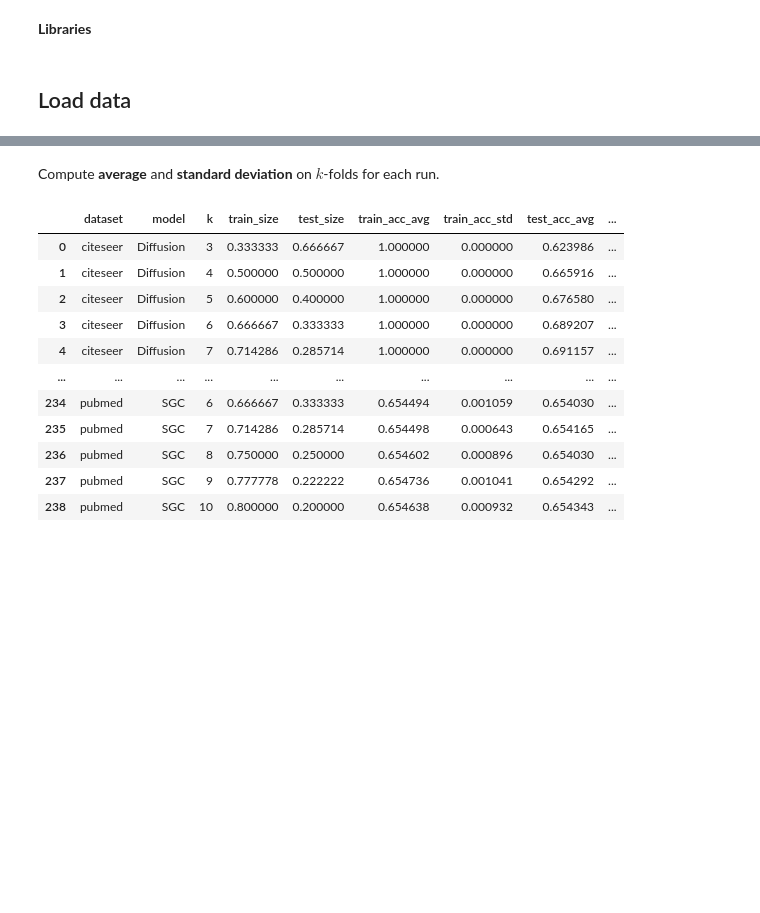
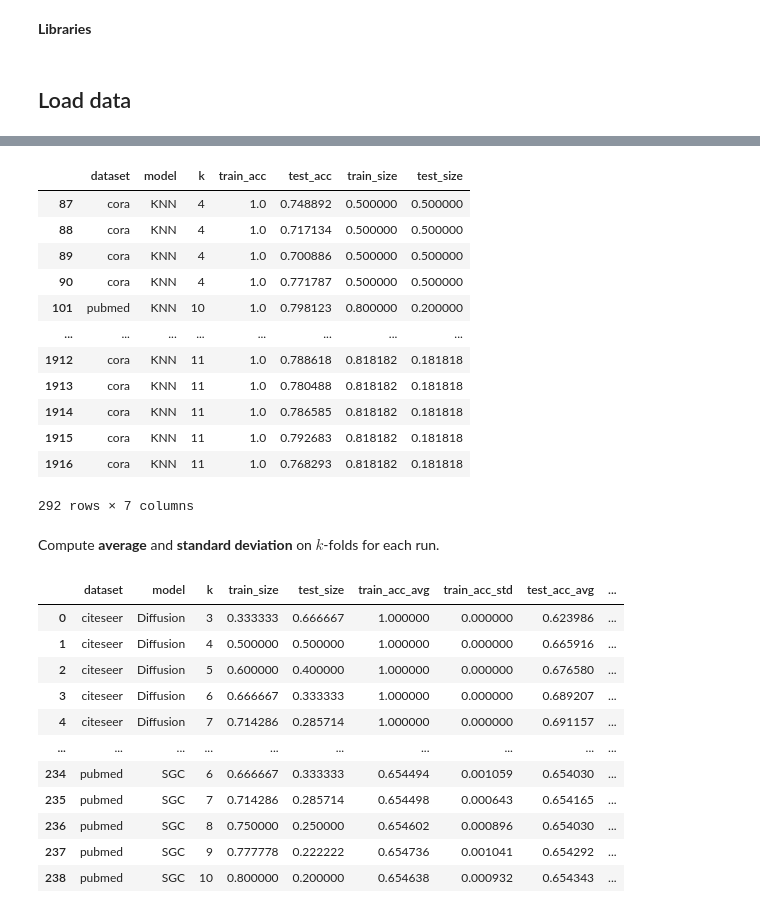
Before and after one commit to simondelarue/GNNsBenchmarkPerformance, a Jupyter notebook: notebooks/plots.ipynb, the cells around one changed output, grey strips where cells are left out. Cells and saved outputs as stored; diff of their text form; code cells hidden in the pictures; blank space fills up the shorter version.

Commit message:
updated plots with baselines trained with feature

```diff
--- a/notebooks/plots.ipynb
+++ b/notebooks/plots.ipynb
@@ -110,3 +124,19 @@ df
+# %%
+df[df['model'].str.startswith('KNN')]
+# %% [output]
+|  | dataset | model | k | train_acc | test_acc | train_size | test_size |
+| 87 | cora | KNN | 4 | 1.0 | 0.748892 | 0.500000 | 0.500000 |
+| 88 | cora | KNN | 4 | 1.0 | 0.717134 | 0.500000 | 0.500000 |
+| 89 | cora | KNN | 4 | 1.0 | 0.700886 | 0.500000 | 0.500000 |
+| 90 | cora | KNN | 4 | 1.0 | 0.771787 | 0.500000 | 0.500000 |
+| 101 | pubmed | KNN | 10 | 1.0 | 0.798123 | 0.800000 | 0.200000 |
+| ... | ... | ... | ... | ... | ... | ... | ... |
+| 1912 | cora | KNN | 11 | 1.0 | 0.788618 | 0.818182 | 0.181818 |
+| 1913 | cora | KNN | 11 | 1.0 | 0.780488 | 0.818182 | 0.181818 |
+| 1914 | cora | KNN | 11 | 1.0 | 0.786585 | 0.818182 | 0.181818 |
+| 1915 | cora | KNN | 11 | 1.0 | 0.792683 | 0.818182 | 0.181818 |
+| 1916 | cora | KNN | 11 | 1.0 | 0.768293 | 0.818182 | 0.181818 |
+292 rows × 7 columns
 # %% [markdown]
 Compute **average** and **standard deviation** on $k$-folds for each run.
 # %%
```
Also changed, not shown: parts of 16 cells of this notebook.
